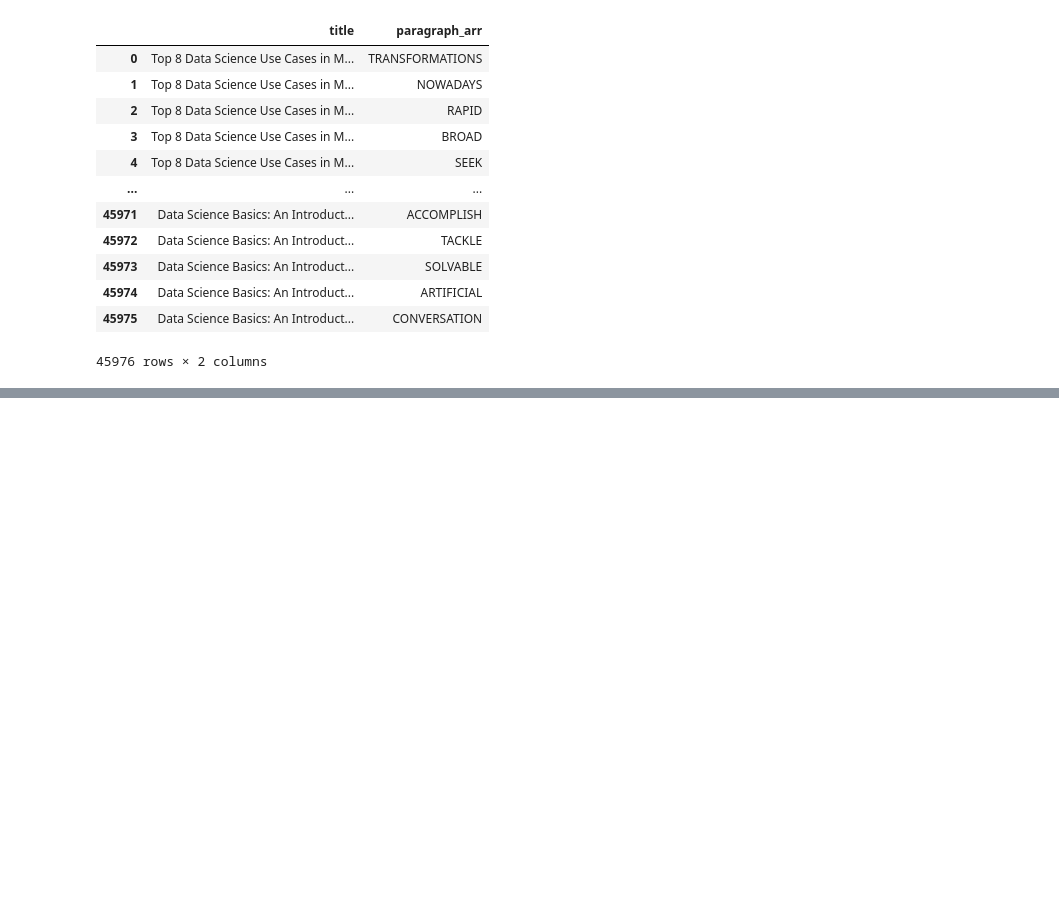
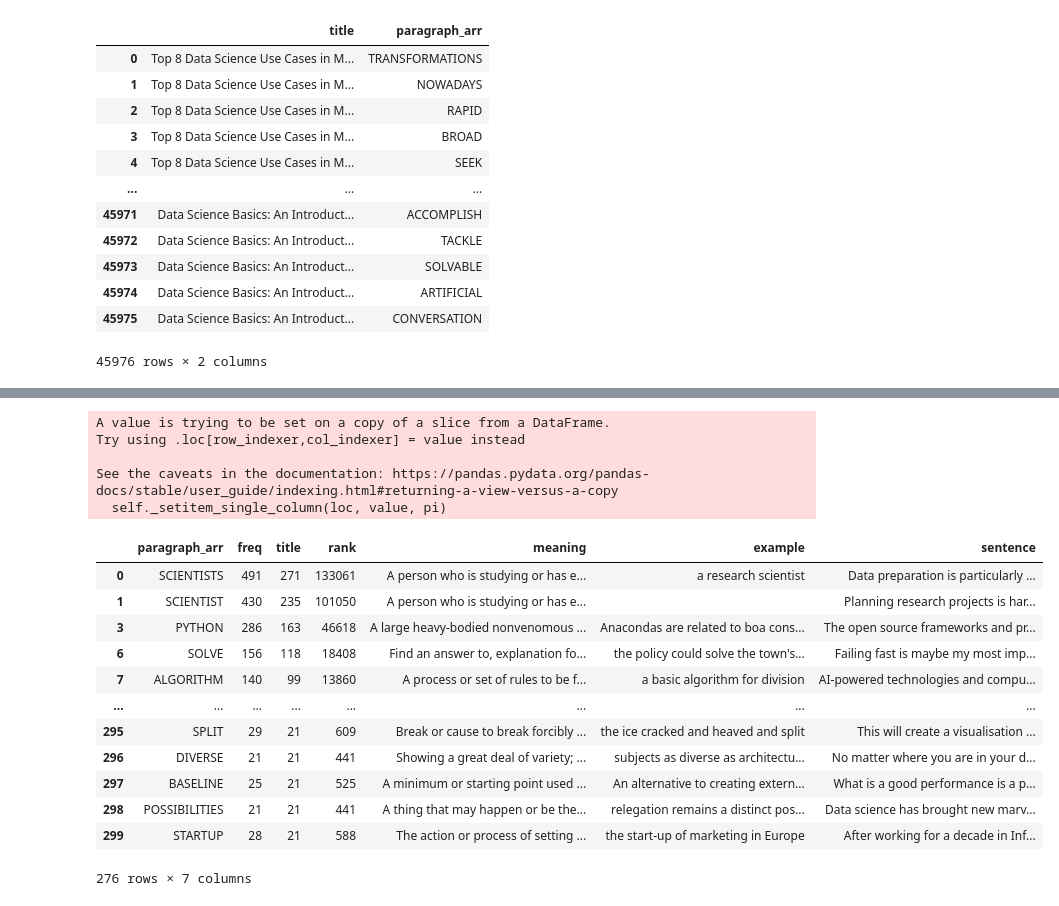
Before and after one commit to pakota159/crawler, a Jupyter notebook: script.ipynb, the cells around one changed output, grey strips where cells are left out. Saved outputs shown, nothing was run; the diff lists cells and outputs as text; code cells hidden in the pictures; blank space fills up the shorter version.

```diff
--- a/script.ipynb
+++ b/script.ipynb
@@ -127,0 +140,2 @@ final.sort_values(by=['title'], ascending=False).head(50)
+# %%
+final[["meaning", "example"]] = final["paragraph_arr"].apply(get_meaning)
@@ -127,0 +160,2 @@ final.sort_values(by=['title'], ascending=False).head(50)
+# %%
+final = final[final["meaning"] != ""]
@@ -127,0 +178,28 @@ final.sort_values(by=['title'], ascending=False).head(50)
+# %%
+for word in final['paragraph_arr']:
+    for sent in sentence:
+        if word in sent.upper():
+            final.loc[lambda final: final['paragraph_arr'] == word,["sentence"]] = sent
+            break
+# %% [output]
+A value is trying to be set on a copy of a slice from a DataFrame.
+Try using .loc[row_indexer,col_indexer] = value instead
+
+See the caveats in the documentation: https://pandas.pydata.org/pandas-docs/stable/user_guide/indexing.html#returning-a-view-versus-a-copy
+  self._setitem_single_column(loc, value, pi)
+# %%
+final
+# %% [output]
+|  | paragraph_arr | freq | title | rank | meaning | example | sentence |
+| 0 | SCIENTISTS | 491 | 271 | 133061 | A person who is studying or has e... | a research scientist | Data preparation is particularly ... |
+| 1 | SCIENTIST | 430 | 235 | 101050 | A person who is studying or has e... |  | Planning research projects is har... |
+| 3 | PYTHON | 286 | 163 | 46618 | A large heavy-bodied nonvenomous ... | Anacondas are related to boa cons... | The open source frameworks and pr... |
+| 6 | SOLVE | 156 | 118 | 18408 | Find an answer to, explanation fo... | the policy could solve the town's... | Failing fast is maybe my most imp... |
+| 7 | ALGORITHM | 140 | 99 | 13860 | A process or set of rules to be f... | a basic algorithm for division | AI-powered technologies and compu... |
+| ... | ... | ... | ... | ... | ... | ... | ... |
+| 295 | SPLIT | 29 | 21 | 609 | Break or cause to break forcibly ... | the ice cracked and heaved and split | This will create a visualisation ... |
+| 296 | DIVERSE | 21 | 21 | 441 | Showing a great deal of variety; ... | subjects as diverse as architectu... | No matter where you are in your d... |
+| 297 | BASELINE | 25 | 21 | 525 | A minimum or starting point used ... | An alternative to creating extern... | What is a good performance is a p... |
+| 298 | POSSIBILITIES | 21 | 21 | 441 | A thing that may happen or be the... | relegation remains a distinct pos... | Data science has brought new marv... |
+| 299 | STARTUP | 28 | 21 | 588 | The action or process of setting ... | the start-up of marketing in Europe | After working for a decade in Inf... |
+276 rows × 7 columns
```
Also changed, not shown: parts of 9 cells of this notebook, 2 other files.
